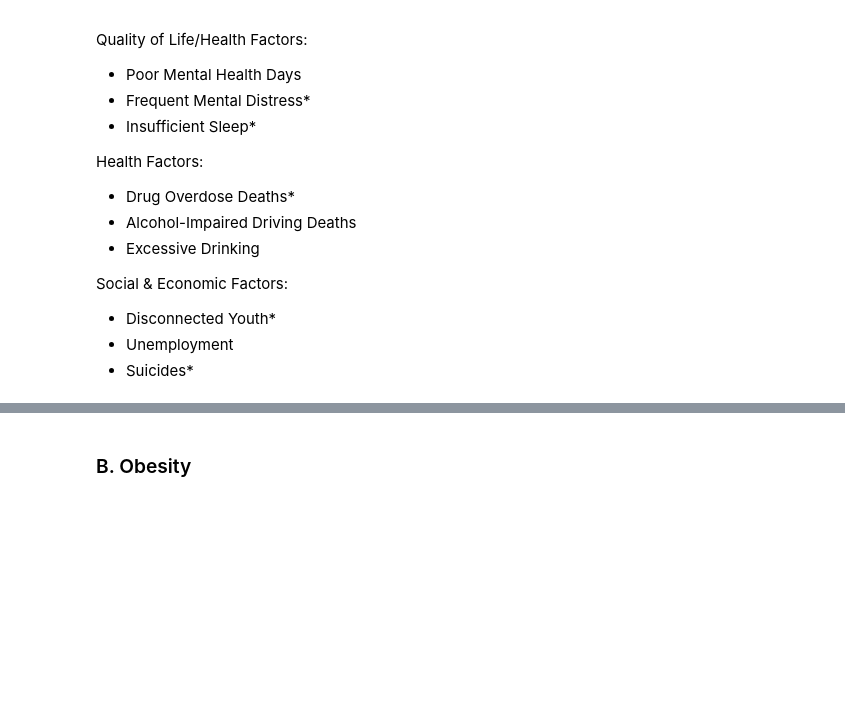
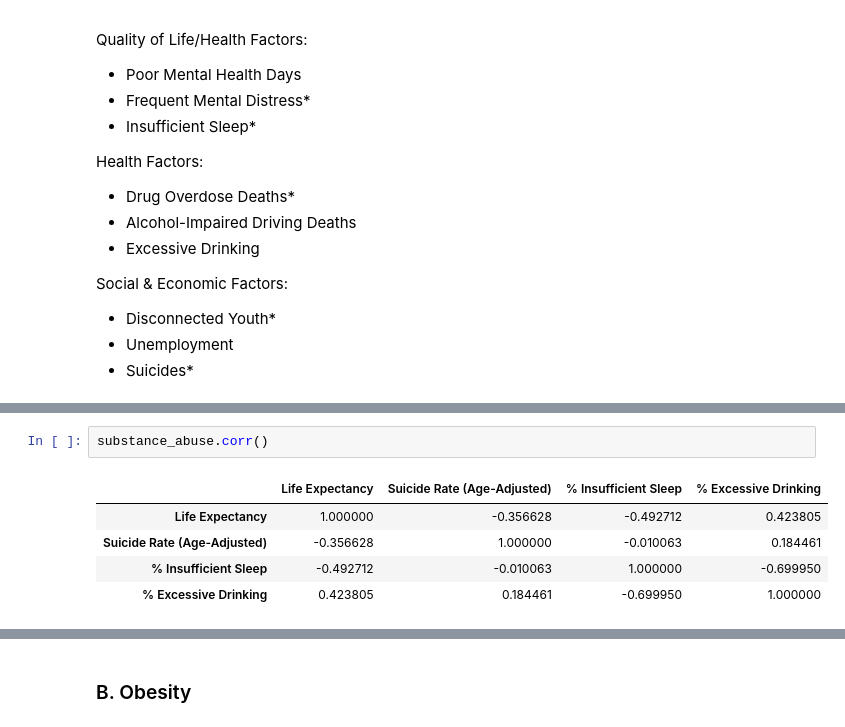
Before and after one commit to MQuarles2012/Telehealth_Analysis, a Jupyter notebook: Capstone Notebook.ipynb, the cells around one changed output, grey strips where cells are left out. Saved outputs shown, nothing was run; the diff lists cells and outputs as text; blank space fills up the shorter version.

```diff
--- a/Capstone Notebook.ipynb
+++ b/Capstone Notebook.ipynb
@@ -738,2 +814,10 @@ mental_health_access_race = mental_health_df[[g,h,i,j,k,l,var1]]
+# %%
+substance_abuse.corr()
+# %% [output]
+|  | Life Expectancy | Suicide Rate (Age-Adjusted) | % Insufficient Sleep | % Excessive Drinking |
+| Life Expectancy | 1.000000 | -0.356628 | -0.492712 | 0.423805 |
+| Suicide Rate (Age-Adjusted) | -0.356628 | 1.000000 | -0.010063 | 0.184461 |
+| % Insufficient Sleep | -0.492712 | -0.010063 | 1.000000 | -0.699950 |
+| % Excessive Drinking | 0.423805 | 0.184461 | -0.699950 | 1.000000 |
 # %%
 # Create the correlogram
```
Also changed, not shown: parts of 39 cells of this notebook, 1 other file.
